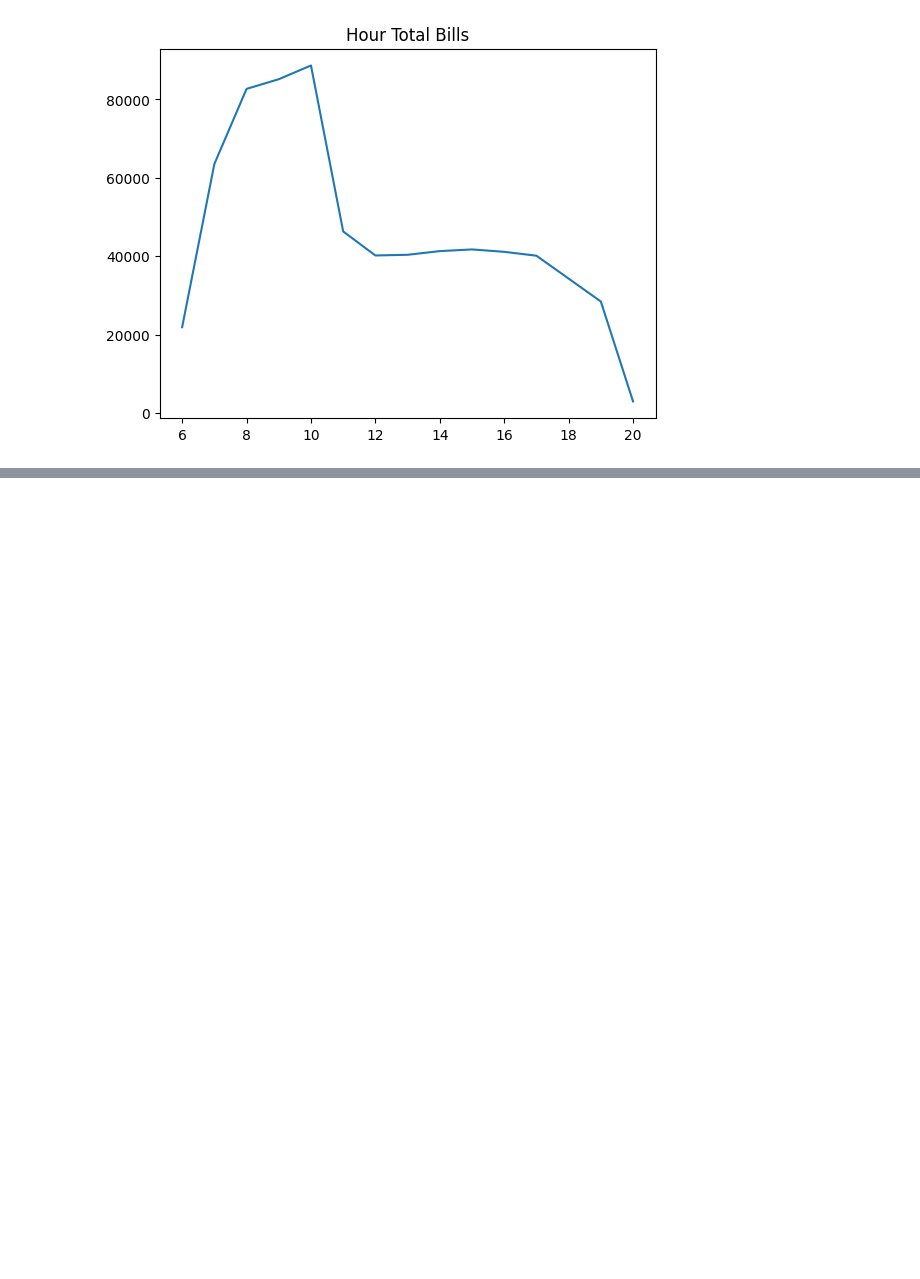
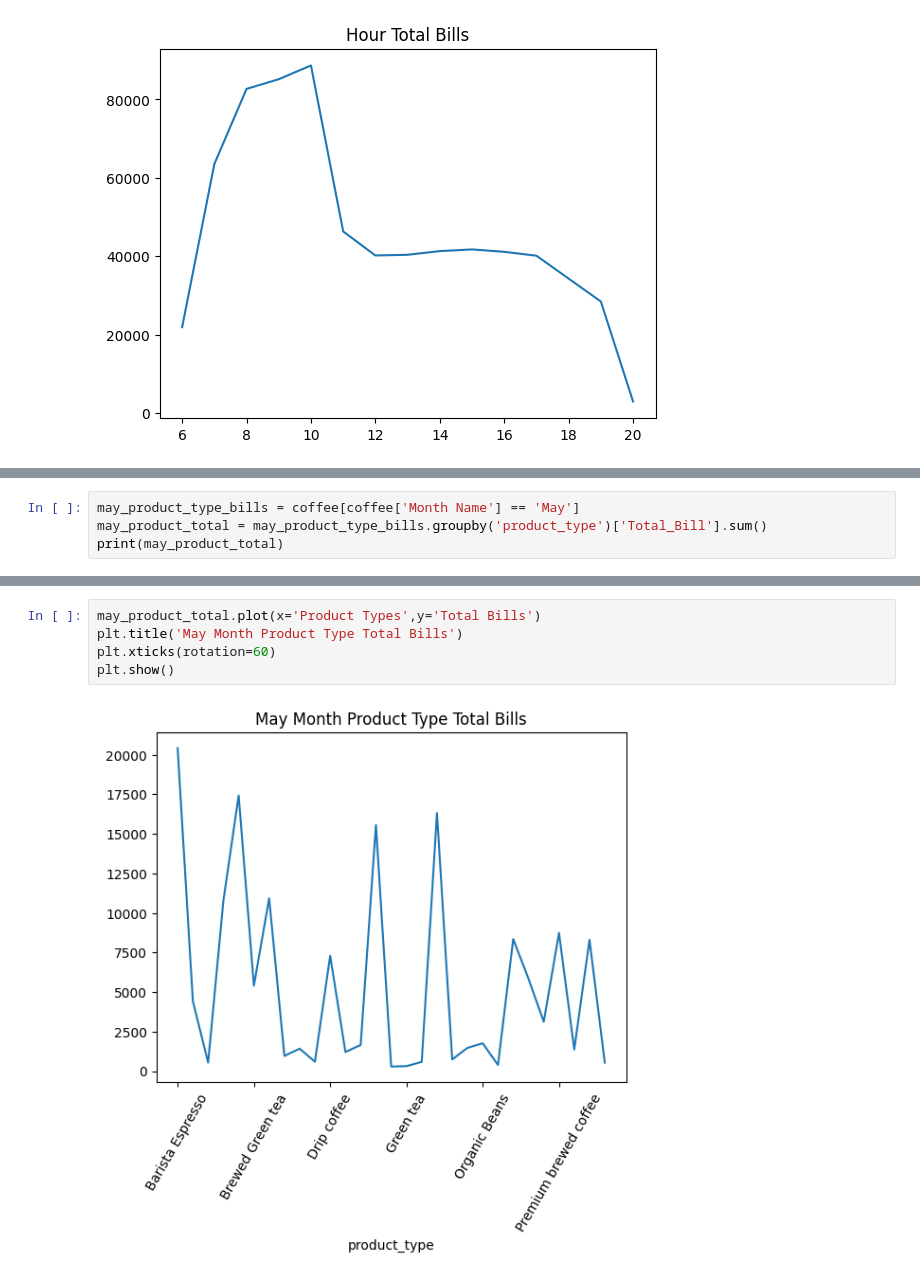
Before and after one commit to Rakesh73971/Coffee_Shop_Sales_Analysis, a Jupyter notebook: main.ipynb, the cells around one changed output, grey strips where cells are left out. Saved outputs shown, nothing was run; the diff lists cells and outputs as text; blank space fills up the shorter version.

```diff
--- a/main.ipynb
+++ b/main.ipynb
@@ -354,0 +399,4 @@ plt.show()
+# %%
+may_product_type_bills = coffee[coffee['Month Name'] == 'May']
+may_product_total = may_product_type_bills.groupby('product_type')['Total_Bill'].sum()
+print(may_product_total)
@@ -354,0 +421,7 @@ plt.show()
+# %%
+may_product_total.plot(x='Product Types',y='Total Bills')
+plt.title('May Month Product Type Total Bills')
+plt.xticks(rotation=60)
+plt.show()
+# %% [output]
+[figure, added]
```
Also changed, not shown: parts of 5 cells of this notebook.
